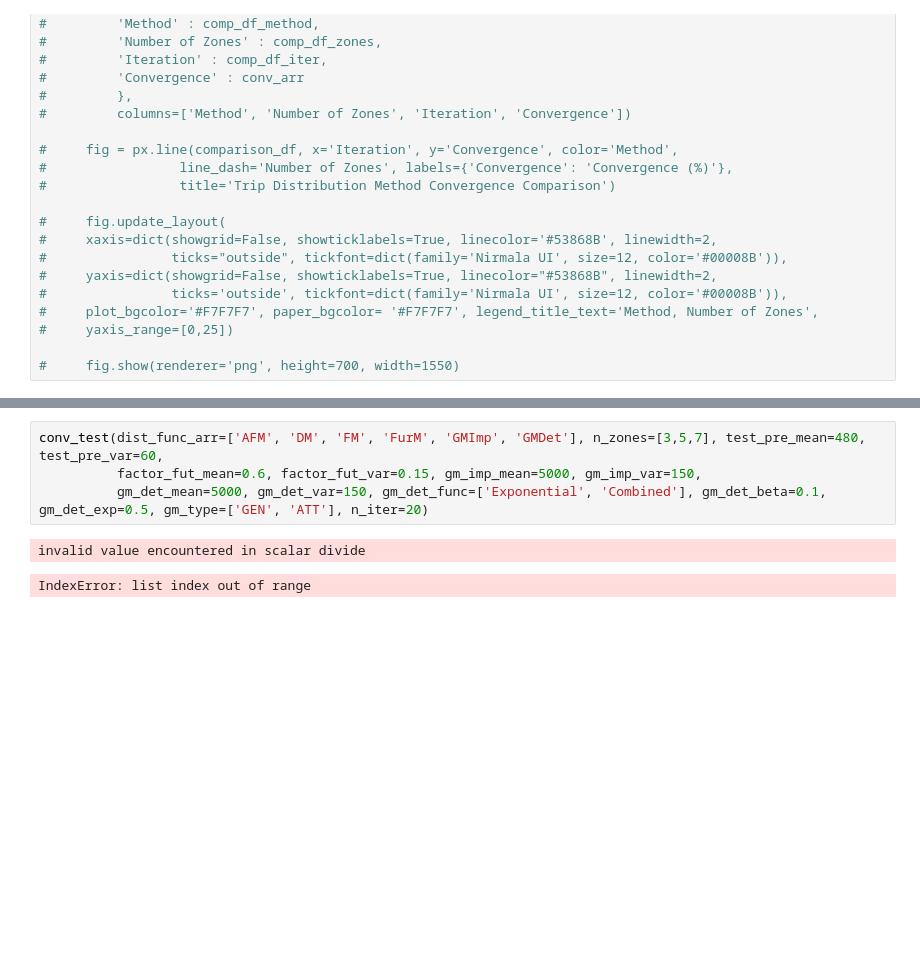
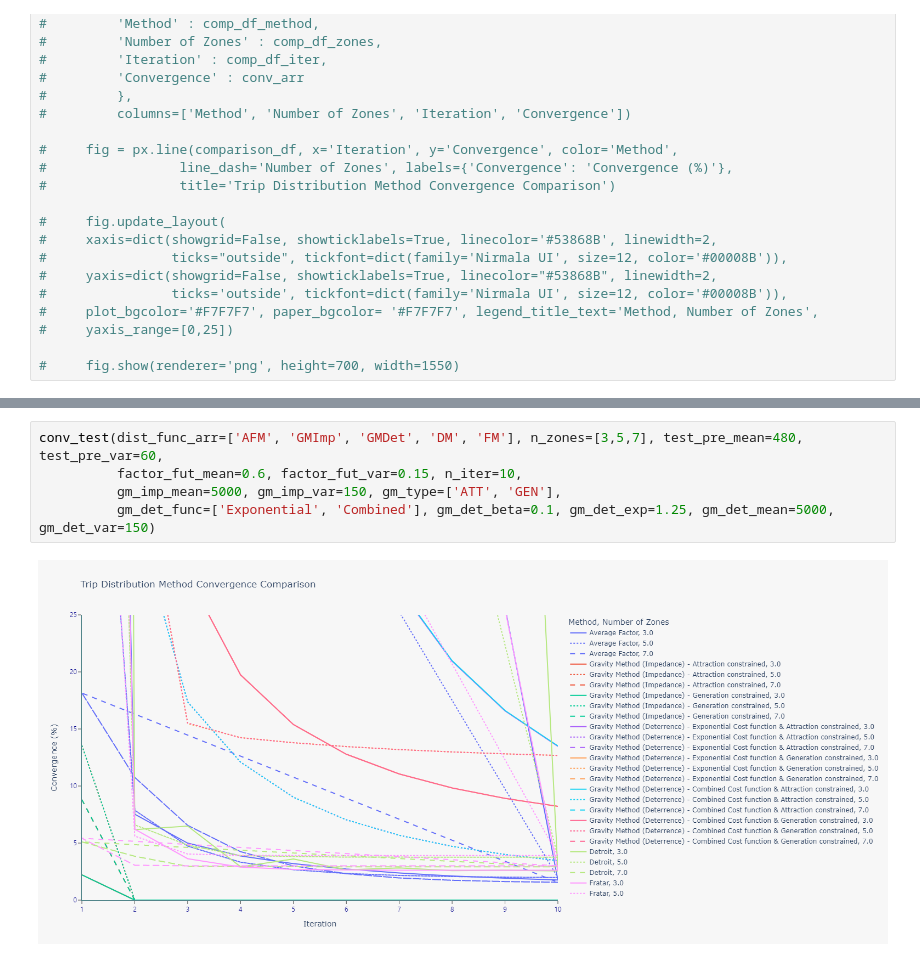
Before and after one commit to glennluigigarcia/Trip_Distribution, a Jupyter notebook: trip_dist.ipynb, the cells around one changed output, grey strips where cells are left out. Drawn from its saved outputs; the diff is of its cells as text; blank space fills up the shorter version.

Commit message:
Finalized Convergence testing plotting function to accommodate multiple gm_type and gm_det_func arguments without deleting the initial function

```diff
--- a/trip_dist.ipynb
+++ b/trip_dist.ipynb
@@ -1219,7 +1213,7 @@ def conv_test(dist_func_arr, n_zones, test_pre_mean, test_pre_var, gm_type, n_it
 # %%
-conv_test(dist_func_arr=['AFM', 'DM', 'FM', 'FurM', 'GMImp', 'GMDet'], n_zones=[3,5,7], test_pre_mean=480, test_pre_var=60,
-          factor_fut_mean=0.6, factor_fut_var=0.15, gm_imp_mean=5000, gm_imp_var=150,
-          gm_det_mean=5000, gm_det_var=150, gm_det_func=['Exponential', 'Combined'], gm_det_beta=0.1, gm_det_exp=0.5, gm_type=['GEN', 'ATT'], n_iter=20)
+conv_test(dist_func_arr=['AFM', 'GMImp', 'GMDet', 'DM', 'FM'], n_zones=[3,5,7], test_pre_mean=480, test_pre_var=60,
+          factor_fut_mean=0.6, factor_fut_var=0.15, n_iter=10,
+          gm_imp_mean=5000, gm_imp_var=150, gm_type=['ATT', 'GEN'],
+          gm_det_func=['Exponential', 'Combined'], gm_det_beta=0.1, gm_det_exp=1.25, gm_det_mean=5000, gm_det_var=150)
 # %% [output]
-invalid value encountered in scalar divide
-IndexError: list index out of range
+[figure, added]
```
Also changed, not shown: parts of 2 cells of this notebook.
